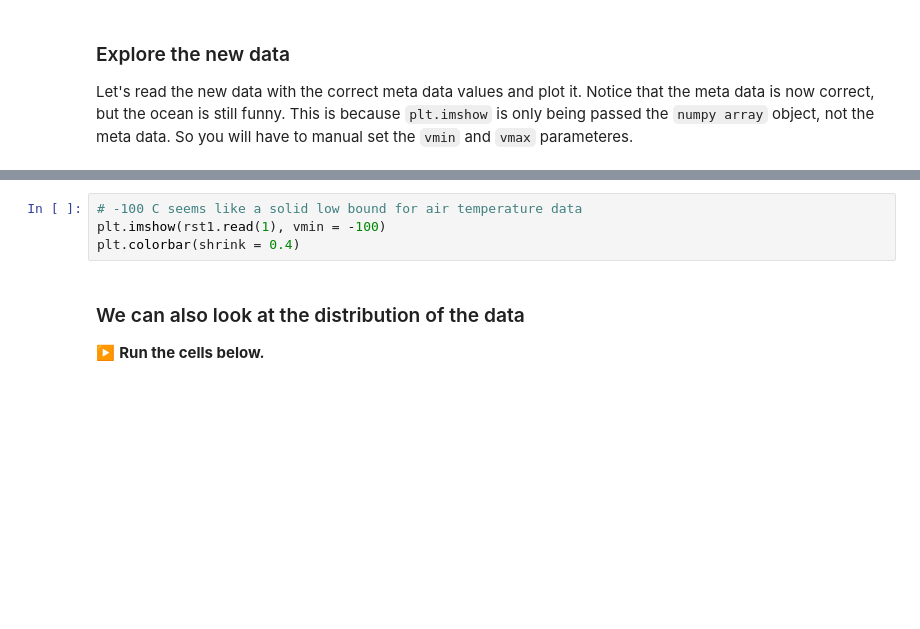
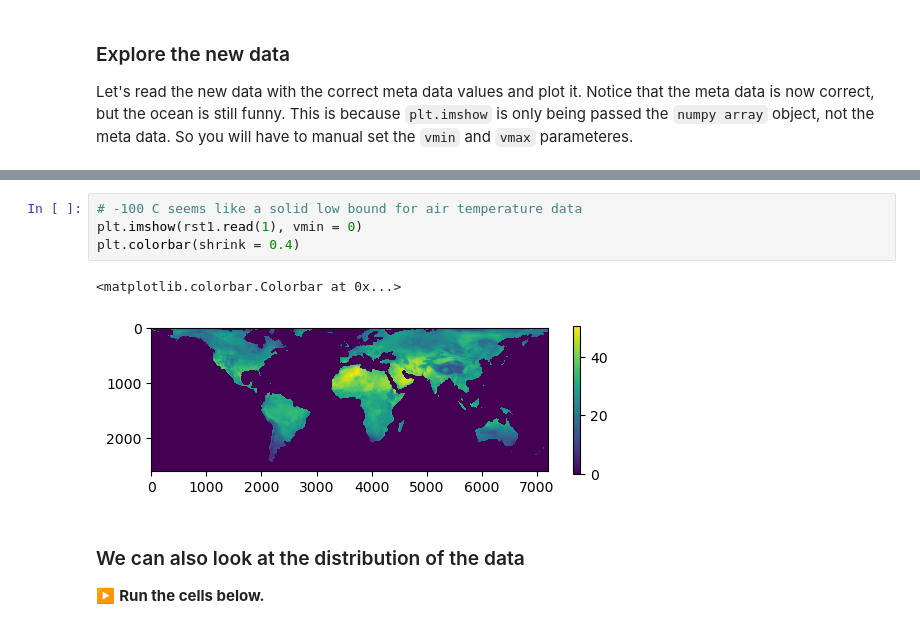
Before and after one commit to cascadet/GPHY-491-591, a Jupyter notebook: materials/Day4/041_geospatial.ipynb, the cells around one changed output, grey strips where cells are left out. Cells and saved outputs as stored; diff of their text form; blank space fills up the shorter version.

```diff
--- a/materials/Day4/041_geospatial.ipynb
+++ b/materials/Day4/041_geospatial.ipynb
@@ -395,7 +693,10 @@ rst1.meta
 # %%
 # -100 C seems like a solid low bound for air temperature data
-plt.imshow(rst1.read(1), vmin = -100)
+plt.imshow(rst1.read(1), vmin = 0)
 plt.colorbar(shrink = 0.4)
+# %% [output]
+<matplotlib.colorbar.Colorbar at 0x...>
+[figure, added]
 # %% [markdown]
 ### We can also look at the distribution of the data
 <div class="run">
```
Also changed, not shown: parts of 46 cells of this notebook.
